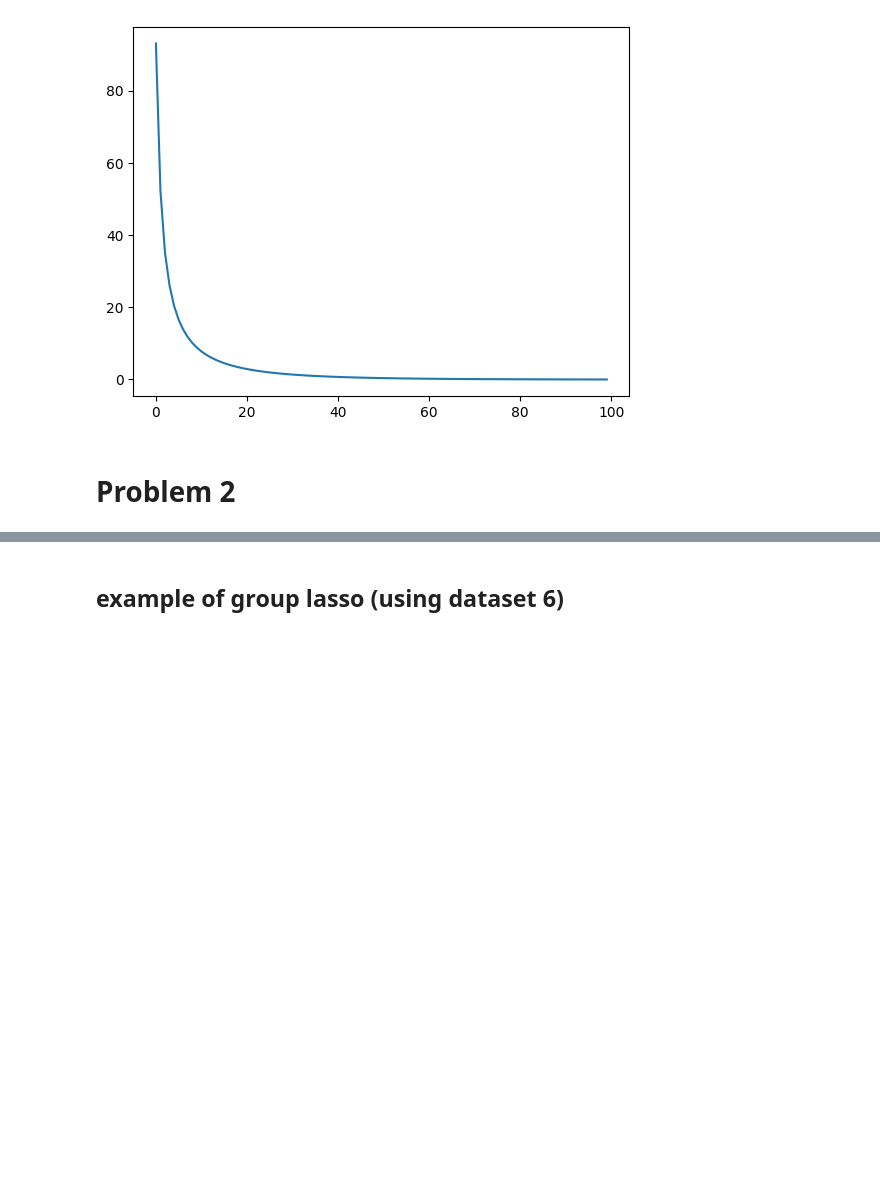
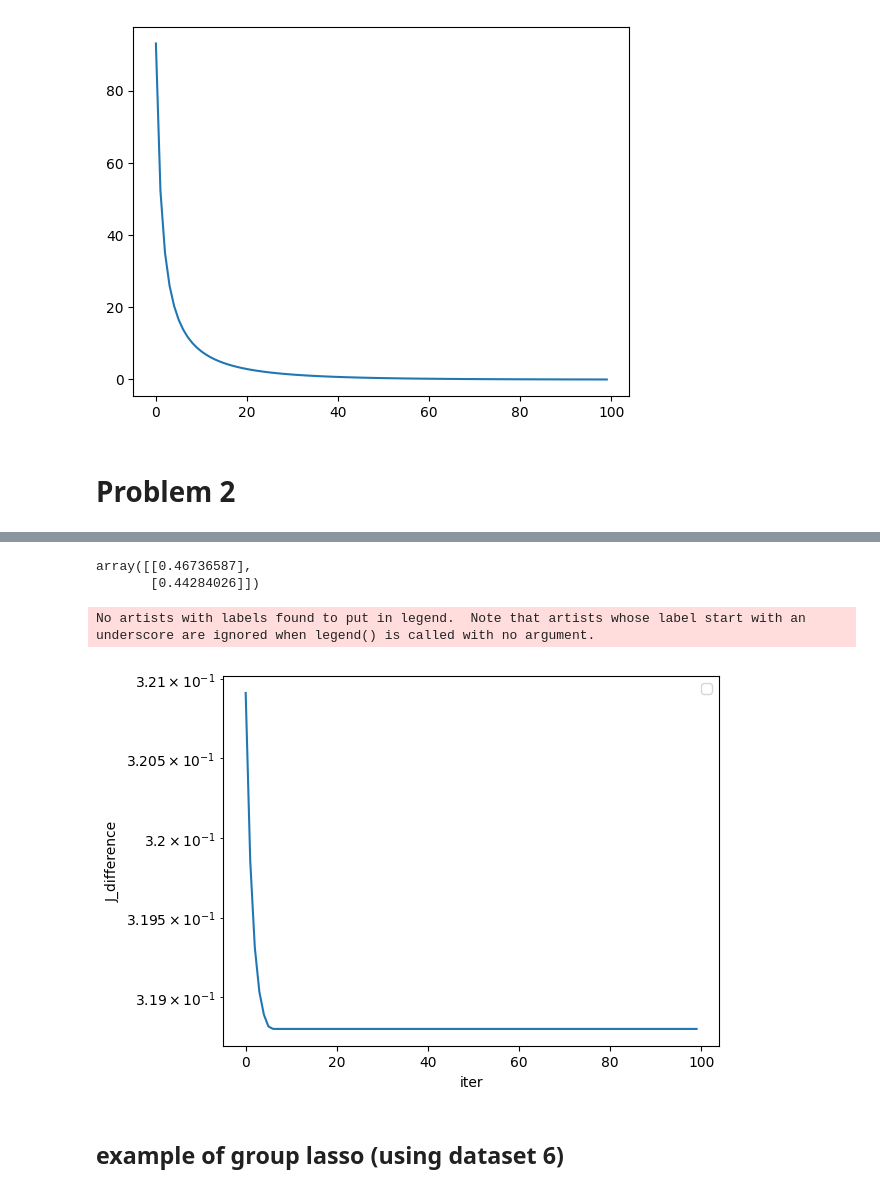
Before and after one commit to gray-1to/ad_ML_2023, a Jupyter notebook: ad_mid_report.ipynb, the cells around one changed output, grey strips where cells are left out. Drawn from its saved outputs; the diff is of its cells as text; code cells hidden in the pictures; blank space fills up the shorter version.

```diff
--- a/ad_mid_report.ipynb
+++ b/ad_mid_report.ipynb
@@ -314,3 +329,51 @@ A = np.array([[  3, 0.5],
+# %%
+# (2)
+# condition
+A = np.array([[  3, 0.5],
+              [0.5,   1]])
+mu = np.zeros((len(x_pro2[0]),1))
+for mu_idx in range(len(mu)):
+    xiyi_sum = x_pro2[:, mu_idx]@y_pro2
+    xi_2_sum = x_pro2[:, mu_idx]@x_pro2[:, mu_idx]
+    mu[mu_idx] = xiyi_sum/xi_2_sum
+mu
+# %% [output]
+array([[0.46736587],
+       [0.44284026]])
+# %%
+max_iter = 100
+lam = 0.5
+obj_hist = np.zeros(max_iter)
+w: np.ndarray = np.zeros((len(mu), 1))
+
+prox_vec_func = np.vectorize(prox)
+
+eigs, _ = LA.eig(A)
+eta = np.max(eigs)**-1
+
+
+# init
+w: np.ndarray = np.zeros((len(mu), 1))
+
+### implement PG ###
+for i in range(max_iter):
+  y: np.ndarray = w - eta * df(w, mu, A)
+  w = prox_vec_func(y, eta, lam)
+  # log
+  obj_hist[i] = f(w, mu, A, lam)
+
+
+fig, ax = plt.subplots()
+ax.plot(obj_hist)
+ax.set_xlabel('iter')
+ax.set_ylabel('J_difference')
+ax.set_yscale('log')
+ax.legend()
+fig.show()
+fig.savefig('data/2-2-J_difference.png')
+# %% [output]
+No artists with labels found to put in legend.  Note that artists whose label start with an underscore are ignored when legend() is called with no argument.
+[figure, added]
 # %% [markdown]
 ## example of group lasso (using dataset 6)
 # %%
```
Also changed, not shown: parts of 4 cells of this notebook, 3 other files.
